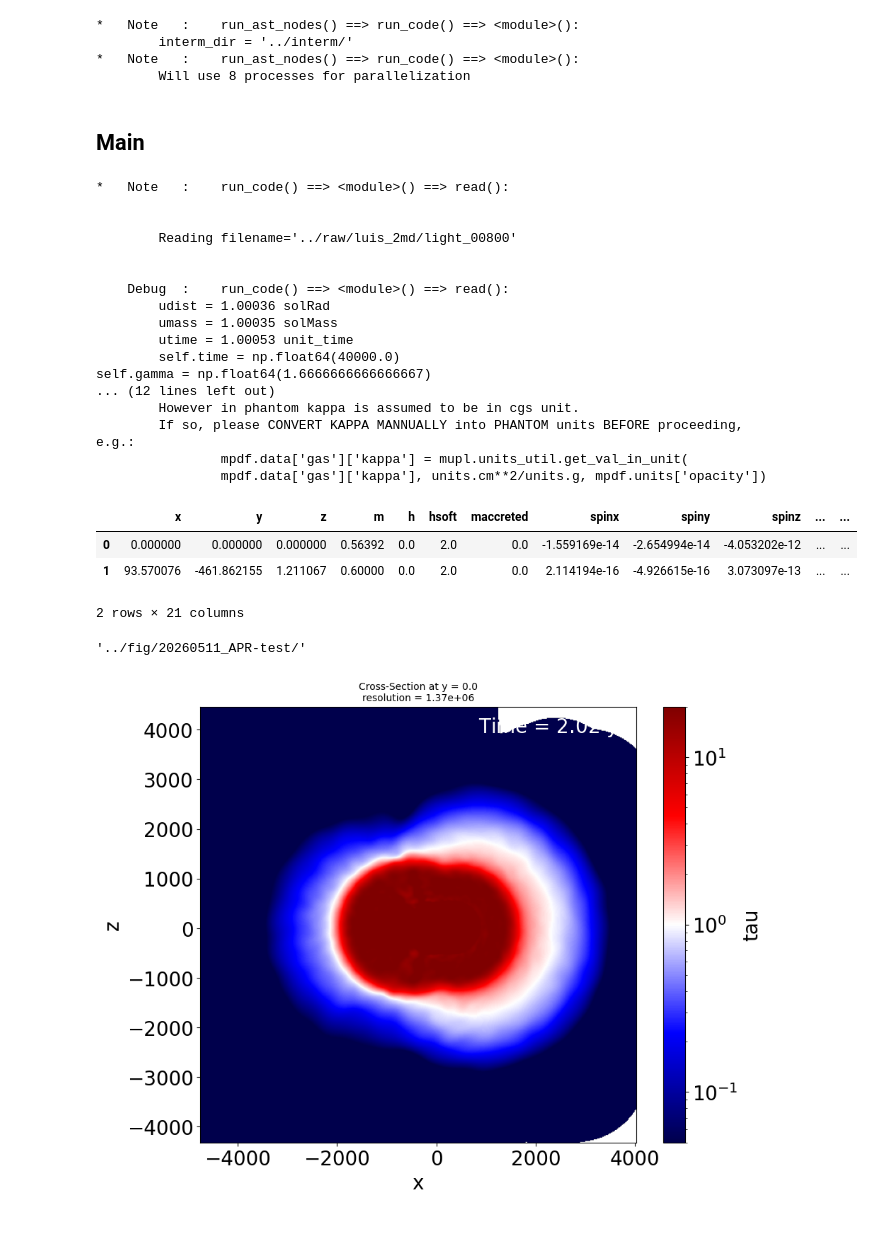
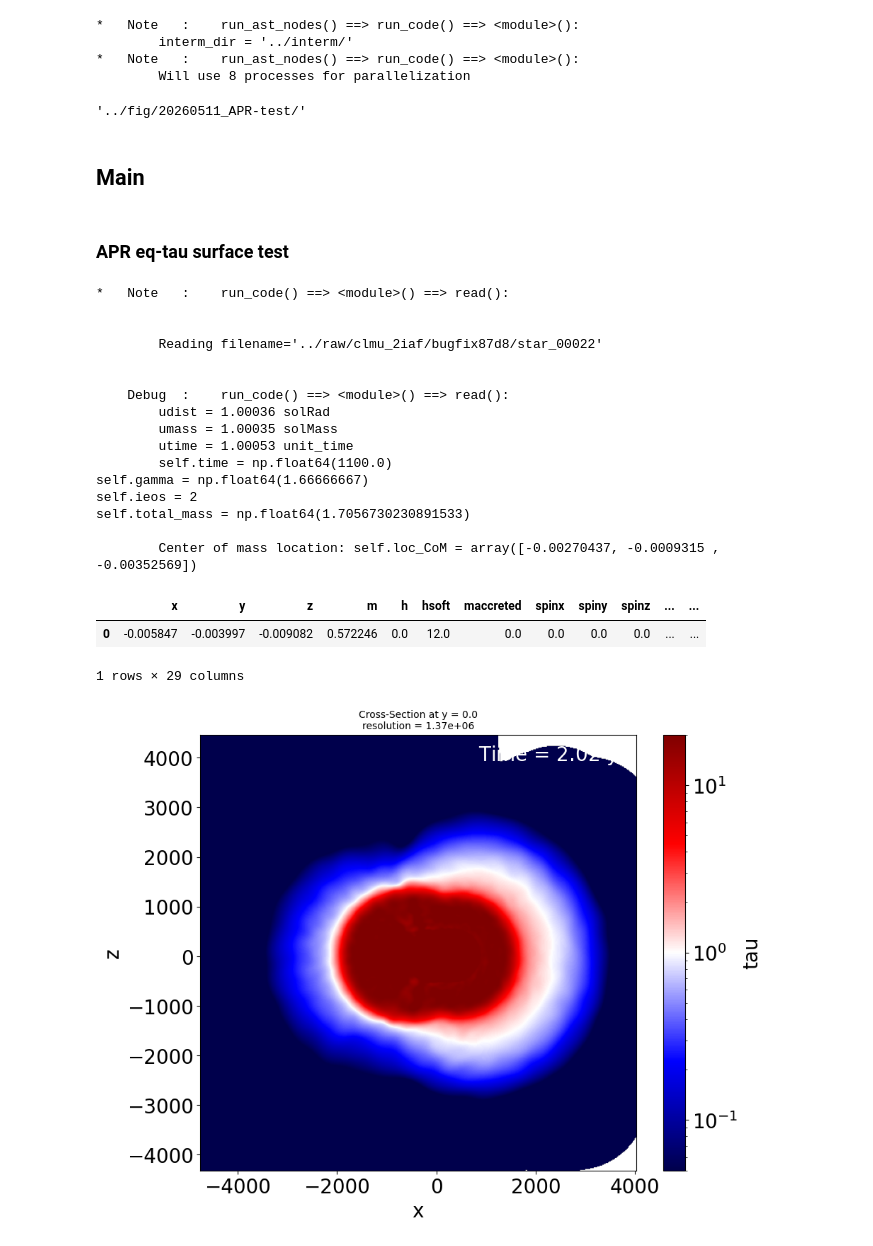
Before and after one commit to chunliangmu/RTinCEE-scripts-2024, a Jupyter notebook: script_APRTest.ipynb, the cells around one changed output. Saved outputs shown, nothing was run; the diff lists cells and outputs as text; code cells hidden in the pictures.

Commit message:
APR LC tests; Run

```diff
--- a/script_APRTest.ipynb
+++ b/script_APRTest.ipynb
@@ -118,8 +118,6 @@ import sarracen
 from scipy.stats import linregress
 
 from clmuphantomlib.geometry import get_dist2_from_pts_to_line, get_dist2_from_pt_to_line_nb, get_ray_unit_vec, get_rays_unit_vec
-# %% [markdown]
-## Main
 # %%
 def xyz_to_rtp(xyzs):
     """Convert castesian coordinates to spherical coordinates"""
@@ -134,11 +132,20 @@ def rtp_to_xyz(rs, thetas, phis):
     ys = rs * np.sin(thetas) * np.sin(phis)
     zs = rs * np.cos(thetas)
     return np.stack((xs, ys, zs), axis=1)
+# %%
+output_dir = f"..{sep}fig{sep}20260511_APR-test{sep}"
+output_dir
+# %% [output]
+'../fig/20260511_APR-test/'
+# %% [markdown]
+## Main
+# %% [markdown]
+### APR eq-tau surface test
 # %%
 # params
 
-nn = '2md'
-file_index = 800
+nn = '2iaf'
+file_index = 22
 kappa_gas : units.Quantity = 2e-4*(units.cm**2/units.g)
 T_cond_oxy: units.Quantity = 1450 * units.K
 ndim = 3
@@ -155,44 +162,49 @@ mpdf = mupl.MyPhantomDataFrames()
 mpdf.read(f"{job_profile['job_name']}", file_index, reset_xyz_by='R1', calc_params=['vr', 'R1'], verbose=verbose)
 mpdf.data['gas']['T'] = eos.get_temp(mpdf.get_val('rho'), mpdf.get_val('u'))
 
 if True:
     kappa_mesa = eos_opacity.get_kappa(mpdf.get_val('rho'), mpdf.get_val('T'), do_extrap=do_extrap)
     mpdf.data['gas']['kappa'] = np.where(
         mpdf.data['gas']['T'] < T_cond_oxy.to_value(mpdf.units['temp']),
         kappa_gas.to_value( mpdf.units['opacity']),
         kappa_mesa.to_value(mpdf.units['opacity']),
     )
 
 hfact = mpdf.params['hfact']
 kernel = mpdf.data['gas'].kernel
 kernel_radius = kernel.get_radius()
 sdf = mpdf.data['gas']
 
+if 'temperature' not in sdf:
+    sdf['temperature'] = sdf['T']
+if 'u' not in sdf:
+    sdf['u'] = mpdf.const['k_B'] / ((mpdf.gamma - 1) * job_profile['params']['mu'] * mpdf.const['m_p']) * sdf['T']
+if 'pressure' not in sdf:
+    sdf['pressure'] = (mpdf.gamma - 1) * sdf['rho'] * sdf['u']
+
 kernel_col, kernel_csz, _, _ = get_col_kernel_funcs(kernel)
 
 mpdf.data['sink']
 # %% [output]
 *   Note   :    run_code() ==> <module>() ==> read():
 
 
-        Reading filename='../raw/luis_2md/light_00800'
+        Reading filename='../raw/clmu_2iaf/bugfix87d8/star_00022'
 
 
     Debug  :    run_code() ==> <module>() ==> read():
         udist = 1.00036 solRad
         umass = 1.00035 solMass
         utime = 1.00053 unit_time
-        self.time = np.float64(40000.0)
-self.gamma = np.float64(1.6666666666666667)
-... (12 lines left out)
-        However in phantom kappa is assumed to be in cgs unit.
-        If so, please CONVERT KAPPA MANNUALLY into PHANTOM units BEFORE proceeding, e.g.:
-                mpdf.data['gas']['kappa'] = mupl.units_util.get_val_in_unit(
-                mpdf.data['gas']['kappa'], units.cm**2/units.g, mpdf.units['opacity'])
+        self.time = np.float64(1100.0)
+self.gamma = np.float64(1.66666667)
+self.ieos = 2
+self.total_mass = np.float64(1.7056730230891533)
+
+        Center of mass location: self.loc_CoM = array([-0.00270437, -0.0009315 , -0.00352569])
 |  | x | y | z | m | h | hsoft | maccreted | spinx | spiny | spinz | ... | ... |
-| 0 | 0.000000 | 0.000000 | 0.000000 | 0.56392 | 0.0 | 2.0 | 0.0 | -1.559169e-14 | -2.654994e-14 | -4.053202e-12 | ... | ... |
-| 1 | 93.570076 | -461.862155 | 1.211067 | 0.60000 | 0.0 | 2.0 | 0.0 | 2.114194e-16 | -4.926615e-16 | 3.073097e-13 | ... | ... |
+| 0 | -0.005847 | -0.003997 | -0.009082 | 0.572246 | 0.0 | 12.0 | 0.0 | 0.0 | 0.0 | 0.0 | ... | ... |
-2 rows × 21 columns
+1 rows × 29 columns
 # %%
 
 npart = len(sdf)
@@ -274,11 +286,6 @@ taus_ordered = func(dtaus_ordered, xyzs_ordered, rs_ordered, hs_ordered/rs_order
 sdf['tau'] = 0.0
 sdf.loc[order, 'tau'] = taus_ordered
 sdf.loc[order, 'dtau'] = dtaus_ordered
-# %%
-output_dir = f"..{sep}fig{sep}20260511_APR-test{sep}"
-output_dir
-# %% [output]
-'../fig/20260511_APR-test/'
 # %%
 for xyz_axis in ['xyz', 'yzx', 'xzy']:
     plt.close('all')
```
Also changed, not shown: parts of 39 cells of this notebook, 4 other files.
